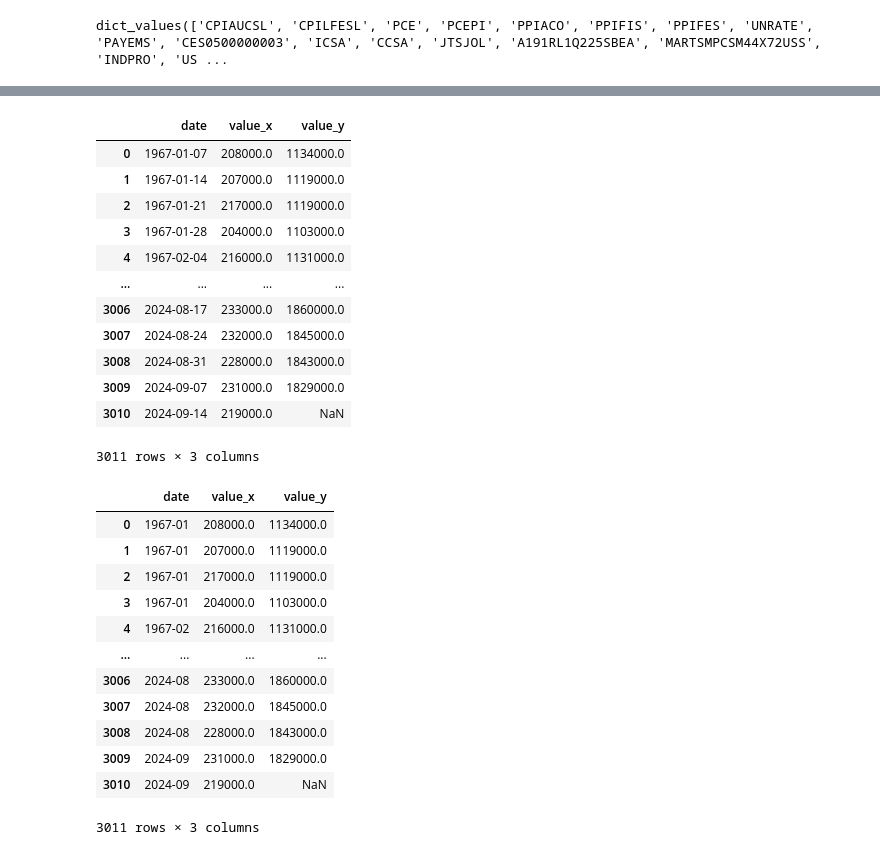
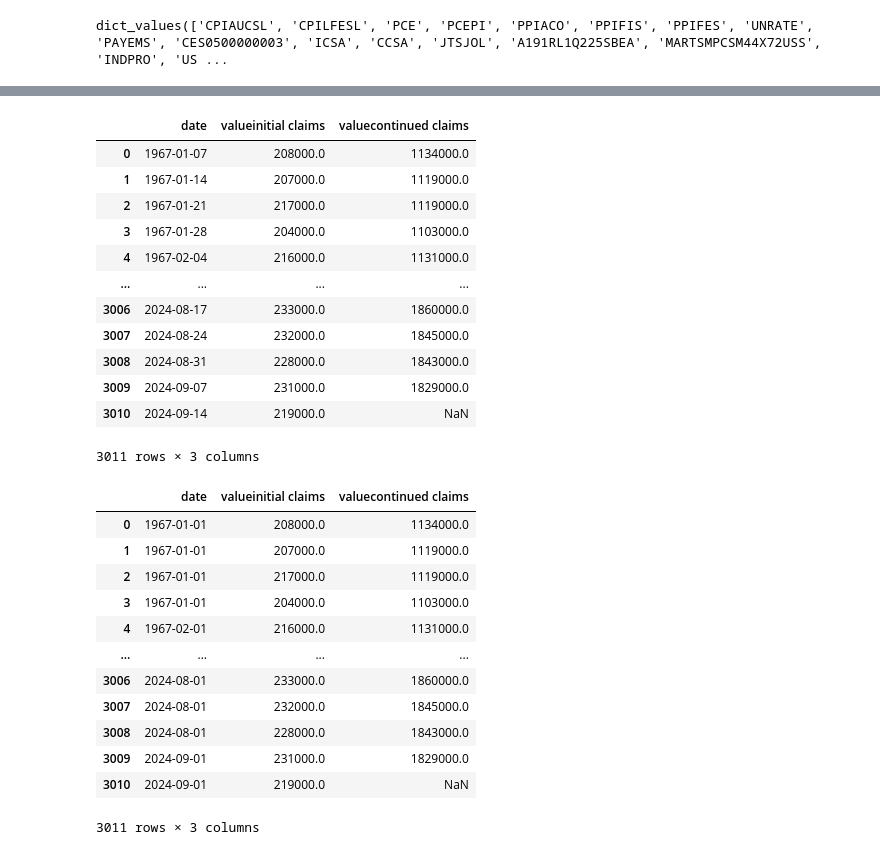
Before and after one commit to catree42/US-Economy-EDA-and-Federal-Rate-Prediction, a Jupyter notebook: DataPreprocessing.ipynb, the cells around one changed output, grey strips where cells are left out. Cells and saved outputs as stored; diff of their text form; code cells hidden in the pictures.

```diff
--- a/DataPreprocessing.ipynb
+++ b/DataPreprocessing.ipynb
@@ -155,7 +158,7 @@ dict_values(['CPIAUCSL', 'CPILFESL', 'PCE', 'PCEPI', 'PPIACO', 'PPIFIS', 'PPIFES
 series_dic = {}
 
 for key in code_dic.keys() :
-     series_dic[key] = fp.series(code_dic[key])
+     series_dic[key] = fp.series(code_dic[key],enddate)
 # %%
 # 데이터프레임 만들기 위해 각 데이터셋의 date 확인
 # initial claims, continues claims 만 각 월 여러번 같은 날
@@ -182,14 +185,18 @@ coreCPI : DatetimeIndex(['1957-01-01', '1957-02-01', '1957-03-01', '1957-04-01',
                '2024-06-01', '2024-07-01'],
               dtype='datetime64[ns]', name='date', length=861, freq='MS')
 # %%
+# initial claims, continued claims 만 한 달에 여러번 같은 날에 발표
+# 나머지 매 월 1일에 발표
+# claims : 같은 년월에 발표된 값들을 평균화해서 하나로 만들겠다.
+
 initial = series_dic['initial claims'].data
 initial = pd.DataFrame({'date':initial.index,'value':initial.values})
 continued = series_dic['continued claims'].data
 continued = pd.DataFrame({'date':continued.index,'value':continued.values})
-claims = initial.merge(continued, how='outer', on='date')
+claims = initial.merge(continued, how='outer', on='date', suffixes=('initial claims','continued claims'))
 claims
 # %% [output]
-|  | date | value_x | value_y |
+|  | date | valueinitial claims | valuecontinued claims |
 | 0 | 1967-01-07 | 208000.0 | 1134000.0 |
 | 1 | 1967-01-14 | 207000.0 | 1119000.0 |
 | 2 | 1967-01-21 | 217000.0 | 1119000.0 |
@@ -205,27 +212,27 @@ claims
 # %%
 dformat = '%Y-%m'
 temp = claims['date'][0]
 
 
 #datetime.strftime('%Y-%m')
 claims_new = claims.copy()
 
 claims_new['date'] = pd.to_datetime(claims_new['date'])
-claims_new['date'] = claims_new['date'].dt.strftime('%Y-%m')
+claims_new['date'] = claims_new['date'].dt.strftime('%Y-%m-01')
 claims_new
 # %% [output]
-|  | date | value_x | value_y |
-| 0 | 1967-01 | 208000.0 | 1134000.0 |
-| 1 | 1967-01 | 207000.0 | 1119000.0 |
-| 2 | 1967-01 | 217000.0 | 1119000.0 |
-| 3 | 1967-01 | 204000.0 | 1103000.0 |
-| 4 | 1967-02 | 216000.0 | 1131000.0 |
+|  | date | valueinitial claims | valuecontinued claims |
+| 0 | 1967-01-01 | 208000.0 | 1134000.0 |
+| 1 | 1967-01-01 | 207000.0 | 1119000.0 |
+| 2 | 1967-01-01 | 217000.0 | 1119000.0 |
+| 3 | 1967-01-01 | 204000.0 | 1103000.0 |
+| 4 | 1967-02-01 | 216000.0 | 1131000.0 |
 | ... | ... | ... | ... |
-| 3006 | 2024-08 | 233000.0 | 1860000.0 |
-| 3007 | 2024-08 | 232000.0 | 1845000.0 |
-| 3008 | 2024-08 | 228000.0 | 1843000.0 |
-| 3009 | 2024-09 | 231000.0 | 1829000.0 |
-| 3010 | 2024-09 | 219000.0 | NaN |
+| 3006 | 2024-08-01 | 233000.0 | 1860000.0 |
+| 3007 | 2024-08-01 | 232000.0 | 1845000.0 |
+| 3008 | 2024-08-01 | 228000.0 | 1843000.0 |
+| 3009 | 2024-09-01 | 231000.0 | 1829000.0 |
+| 3010 | 2024-09-01 | 219000.0 | NaN |
 3011 rows × 3 columns
 # %%
 claims_new = claims_new.groupby(['date']).mean()
```
Also changed, not shown: parts of 3 cells of this notebook.
